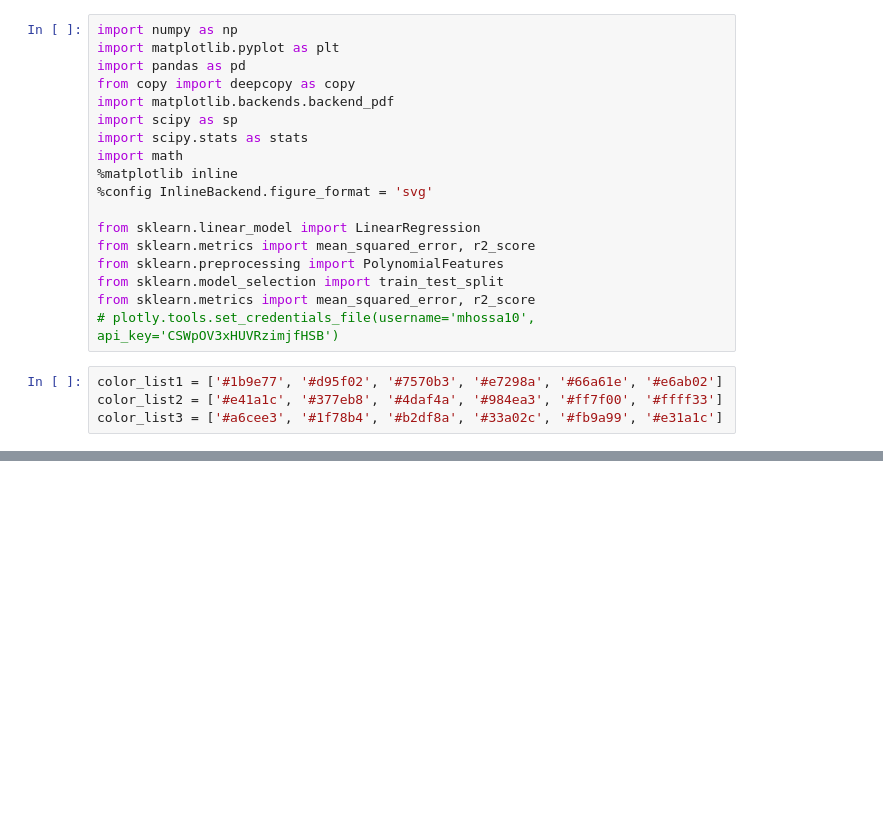
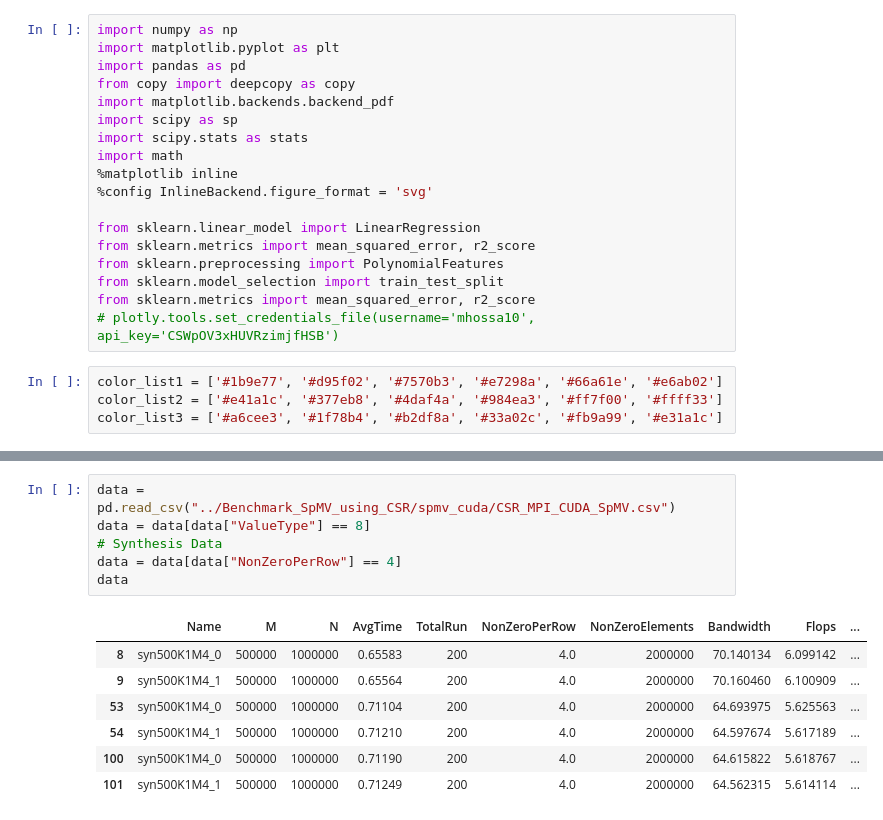
Before and after one commit to marufdsi/Benchmark_SpMV_using_CSR5, a Jupyter notebook: CSR5_SpMV_GPU_Plots.ipynb, the cells around one changed output, grey strips where cells are left out. Drawn from its saved outputs; the diff is of its cells as text; blank space fills up the shorter version.

```diff
--- a/CSR5_SpMV_GPU_Plots.ipynb
+++ b/CSR5_SpMV_GPU_Plots.ipynb
@@ -135,4 +135,18 @@ data
 [drawing not drawn]
+# %%
+data = pd.read_csv("../Benchmark_SpMV_using_CSR/spmv_cuda/CSR_MPI_CUDA_SpMV.csv")
+data = data[data["ValueType"] == 8]
+# Synthesis Data
+data = data[data["NonZeroPerRow"] == 4]
+data
+# %% [output]
+|  | Name | M | N | AvgTime | TotalRun | NonZeroPerRow | NonZeroElements | Bandwidth | Flops | ... |
+| 8 | syn500K1M4_0 | 500000 | 1000000 | 0.65583 | 200 | 4.0 | 2000000 | 70.140134 | 6.099142 | ... |
+| 9 | syn500K1M4_1 | 500000 | 1000000 | 0.65564 | 200 | 4.0 | 2000000 | 70.160460 | 6.100909 | ... |
+| 53 | syn500K1M4_0 | 500000 | 1000000 | 0.71104 | 200 | 4.0 | 2000000 | 64.693975 | 5.625563 | ... |
+| 54 | syn500K1M4_1 | 500000 | 1000000 | 0.71210 | 200 | 4.0 | 2000000 | 64.597674 | 5.617189 | ... |
+| 100 | syn500K1M4_0 | 500000 | 1000000 | 0.71190 | 200 | 4.0 | 2000000 | 64.615822 | 5.618767 | ... |
+| 101 | syn500K1M4_1 | 500000 | 1000000 | 0.71249 | 200 | 4.0 | 2000000 | 64.562315 | 5.614114 | ... |
 # %%
 pdf = matplotlib.backends.backend_pdf.PdfPages("CSR_MPI_CUDA_SpMV_500KR_1MC.pdf")
 data = pd.read_csv("../Benchmark_SpMV_using_CSR/spmv_cuda/CSR_MPI_CUDA_SpMV.csv")
```
Also changed, not shown: parts of 7 cells of this notebook, 2 other files.
